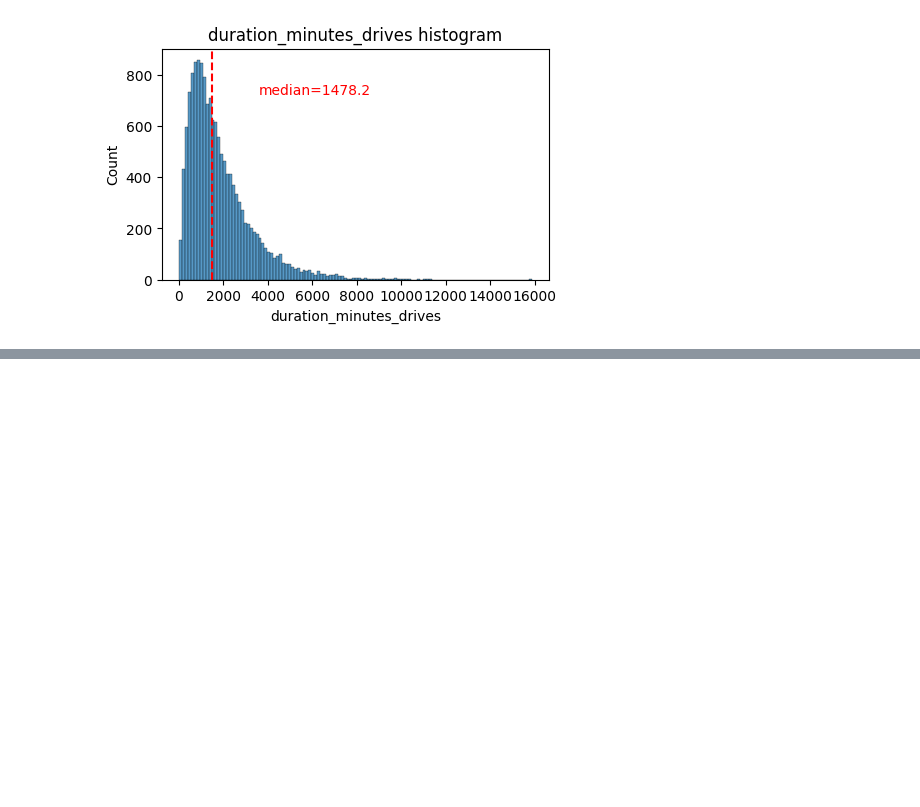
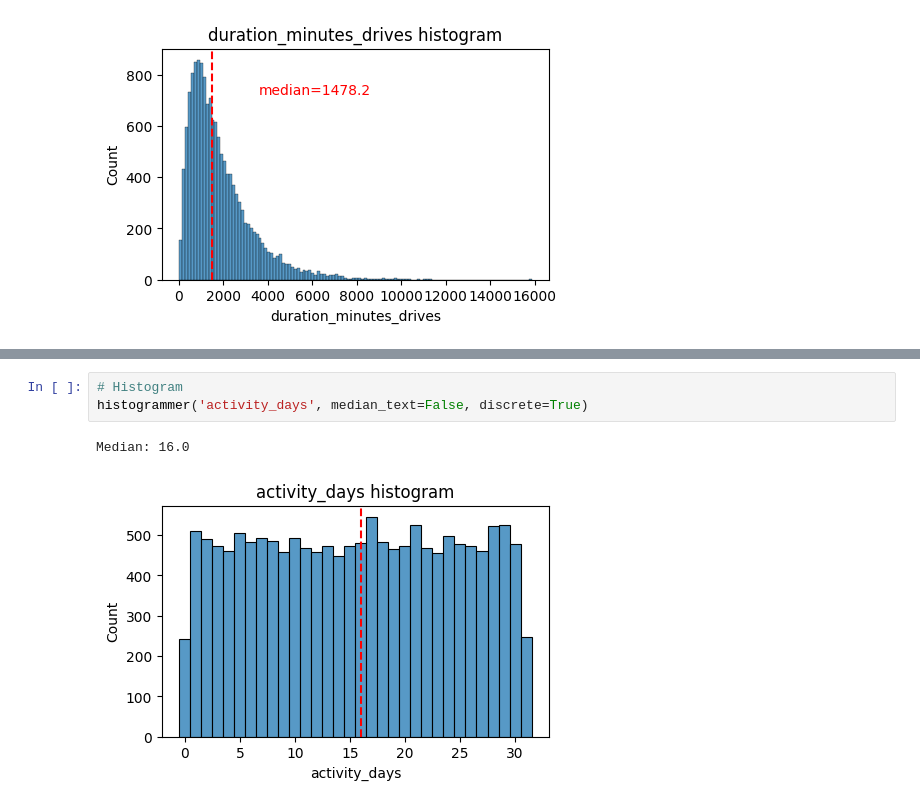
Before and after one commit to laxmaroon/Waze-Churn-Analysis-and-Prediction, a Jupyter notebook: data_viz.ipynb, the cells around one changed output, grey strips where cells are left out. Drawn from its saved outputs; the diff is of its cells as text; blank space fills up the shorter version.

```diff
--- a/data_viz.ipynb
+++ b/data_viz.ipynb
@@ -124,0 +126,6 @@ plt.title('activity_days box plot')
+# %%
+# Histogram
+histogrammer('activity_days', median_text=False, discrete=True)
+# %% [output]
+Median: 16.0
+[figure, added]
```
Also changed, not shown: parts of 23 cells of this notebook, 1 other file.
